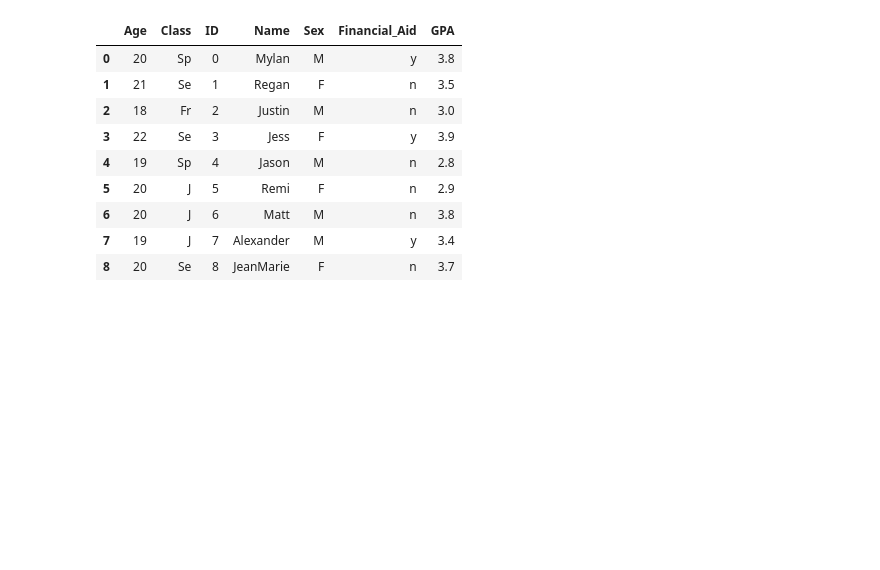
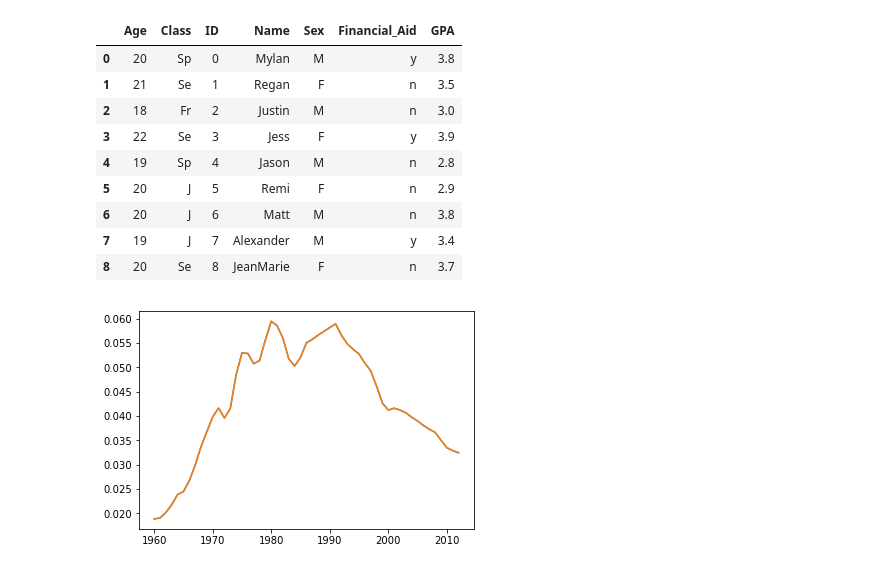
Before and after one commit to ariboyarsky/BootCamp2018, a Jupyter notebook: ProbSets/Comp/ProbSet2/PSET2.ipynb, the cells around one changed output. Saved outputs shown, nothing was run; the diff lists cells and outputs as text; code cells hidden in the pictures; blank space fills up the shorter version.

```diff
--- a/ProbSets/Comp/ProbSet2/PSET2.ipynb
+++ b/ProbSets/Comp/ProbSet2/PSET2.ipynb
@@ -327,0 +326,10 @@ dta = pd.read_csv()
+# %%
+# 5
+
+dta  = pd.read_csv("crime_data.txt")
+dta['crime_rate'] = dta['Total']/dta['Population']
+# %%
+plt.plot(dta['Year'], dta['crime_rate'])
+plt.show()
+# %% [output]
+[figure, added]
```
Also changed, not shown: parts of 8 cells of this notebook, 2 other files.
